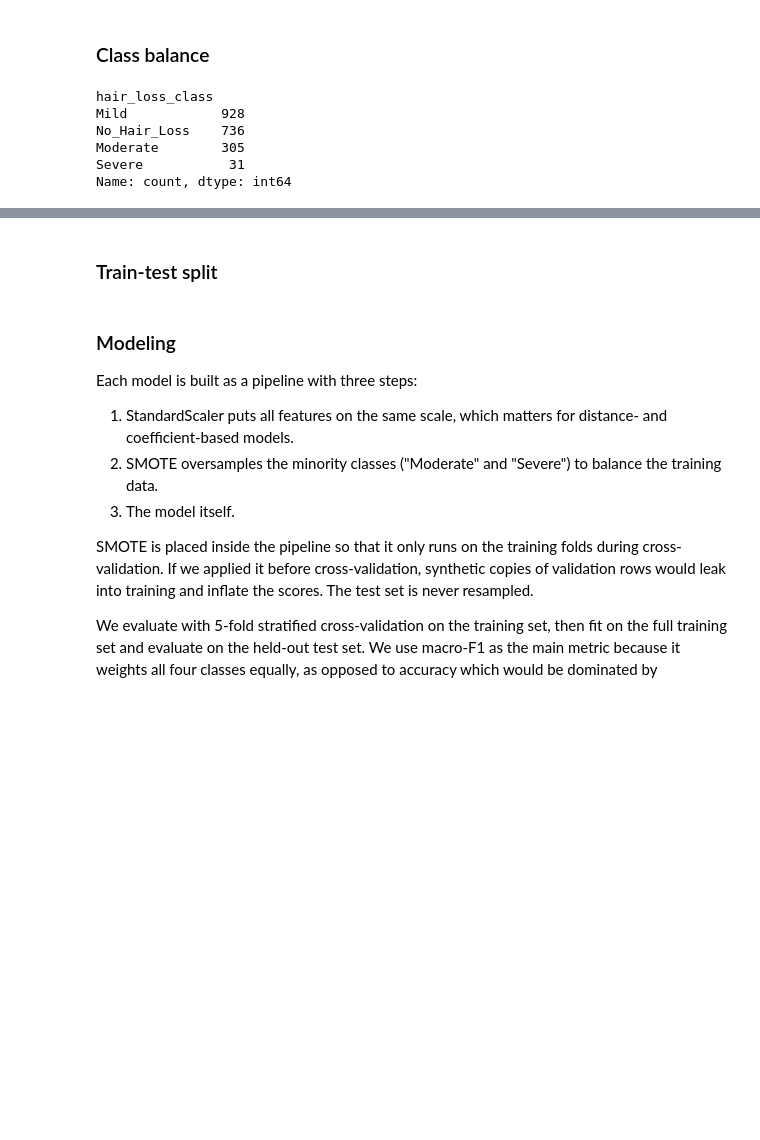
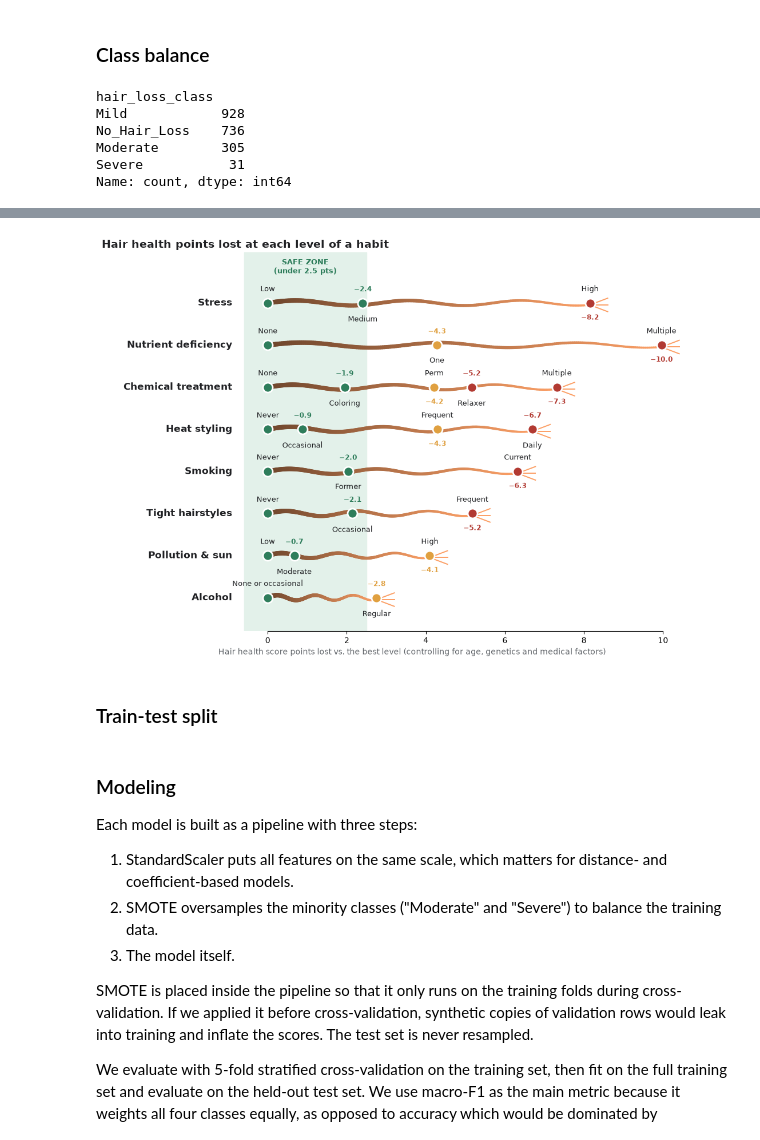
Before and after one commit to JayDbb/Hair-Loss-Classification-Model, a Jupyter notebook: hair_health.ipynb, the cells around one changed output, grey strips where cells are left out. Saved outputs shown, nothing was run; the diff lists cells and outputs as text; code cells hidden in the pictures; blank space fills up the shorter version.

```diff
--- a/hair_health.ipynb
+++ b/hair_health.ipynb
@@ -268,3 +484,70 @@ Name: count, dtype: int64
+# %%
+def lost(var, level, base):
+    vals = np.array([b[f"{var}_{base}"] - b[f"{var}_{level}"] for b in [coefs]])
+    return float(vals[0])
+
+single_defs = ["Iron", "Omega_3", "Biotin", "Protein", "Vitamin_D"]
+one_def = np.mean([coefs["nutritional_deficiency_No_Deficiency"] - coefs[f"nutritional_deficiency_{d}"] for d in single_defs])
+habit_levels = [  # (habit, [(level label, points lost vs. best level)])
+    ("Stress", [("Low", 0), ("Medium", lost("stress_level", "Medium", "Low")), ("High", lost("stress_level", "High", "Low"))]),
+    ("Nutrient deficiency", [("None", 0), ("One", one_def),
+                             ("Multiple", lost("nutritional_deficiency", "Multiple", "No_Deficiency"))]),
+    ("Chemical treatment", [("None", 0), ("Coloring", lost("chemical_hair_treatment", "Coloring", "No_Chemical_Treatment")),
+                            ("Perm", lost("chemical_hair_treatment", "Perming", "No_Chemical_Treatment")),
+                            ("Relaxer", lost("chemical_hair_treatment", "Relaxing_Straightening", "No_Chemical_Treatment")),
+                            ("Multiple", lost("chemical_hair_treatment", "Multiple", "No_Chemical_Treatment"))]),
+    ("Heat styling", [("Never", 0), ("Occasional", lost("heat_styling_frequency", "Occasional", "Never")),
+                      ("Frequent", lost("heat_styling_frequency", "Frequent", "Never")),
+                      ("Daily", lost("heat_styling_frequency", "Daily", "Never"))]),
+    ("Smoking", [("Never", 0), ("Former", lost("smoking_status", "Former", "Never")),
+                 ("Current", lost("smoking_status", "Current", "Never"))]),
+    ("Tight hairstyles", [("Never", 0), ("Occasional", lost("tight_hairstyle_frequency", "Occasional", "Never")),
+                          ("Frequent", lost("tight_hairstyle_frequency", "Frequent", "Never"))]),
+    ("Pollution & sun", [("Low", 0), ("Moderate", lost("environmental_exposure", "Moderate", "Low")),
+                         ("High", lost("environmental_exposure", "High", "Low"))]),
+    ("Alcohol", [("None or occasional", 0), ("Regular", lost("alcohol_consumption", "Regular", "Non_Drinker"))]),  # occasional ≈ none (+0.3)
+]
+
+def level_color(p):
+    return GOOD if p < 2.5 else (WARN if p < 5 else BAD)
+
+fig, ax = plt.subplots(figsize=(14, 8.6))
+n = len(habit_levels)
+ax.axvspan(-0.6, 2.5, color="#E3F1EA", zorder=0)
+ax.text(0.95, n - 0.35, "SAFE ZONE\n(under 2.5 pts)", ha="center", va="bottom", fontsize=9, color=GOOD, fontweight="bold")
+for i, (habit, lv) in enumerate(habit_levels):
+    yy = n - 1 - i
+    worst = max(p for _, p in lv)
+    t = np.linspace(0, 1, 200)
+    xs = t * worst
+    ys = yy + 0.06 * np.sin(t * 18)
+    for k in range(len(t) - 1):  # strand gets thinner and lighter as damage grows
+        c = plt.cm.copper(0.35 + 0.45 * t[k])
+        ax.plot(xs[k:k + 2], ys[k:k + 2], color=c, lw=6 * (1 - 0.6 * t[k]), solid_capstyle="round", zorder=2)
+    for dy in (0.16, -0.16, 0.0):  # split end at the damaged tip
+        ax.plot([worst, worst + 0.45], [ys[-1], ys[-1] + dy], color=plt.cm.copper(0.8), lw=1.4, zorder=2)
+    for k, (lab, p) in enumerate(lv):
+        ax.scatter(p, yy, s=150, color=level_color(p), edgecolor="white", linewidth=2, zorder=4)
+        above = k % 2 == 0
+        ax.text(p, yy + (0.24 if above else -0.27), f"{lab}\n" if not above else f"{lab}", ha="center",
+                va="bottom" if above else "top", fontsize=9, color=INK)
+        if p > 0.5:
+            ax.text(p, yy + (-0.27 if above else 0.24), f"−{p:.1f}", ha="center",
+                    va="top" if above else "bottom", fontsize=8.5, color=level_color(p), fontweight="bold")
+    ax.text(-0.9, yy, habit, ha="right", va="center", fontsize=12, fontweight="bold", color=INK)
+ax.set_xlim(-4.2, 11.5)
+ax.set_ylim(-0.8, n + 0.2)
+ax.set_yticks([])
+ax.set_xticks(range(0, 11, 2))
+ax.set_xlabel("Hair health score points lost vs. the best level (controlling for age, genetics and medical factors)", color=MUTED)
+for s in ["left", "top", "right"]:
+    ax.spines[s].set_visible(False)
+ax.spines["bottom"].set_bounds(0, 10)
+ax.set_title("Hair health points lost at each level of a habit", fontsize=14, fontweight="bold", loc="left", color=INK)
+plt.savefig("figures/split_ends.png", dpi=200, bbox_inches="tight")
+plt.show()
+# %% [output]
+[figure, added]
 # %% [markdown]
 ### Train-test split
 # %%
```
Also changed, not shown: parts of 20 cells of this notebook, 3 other files.
